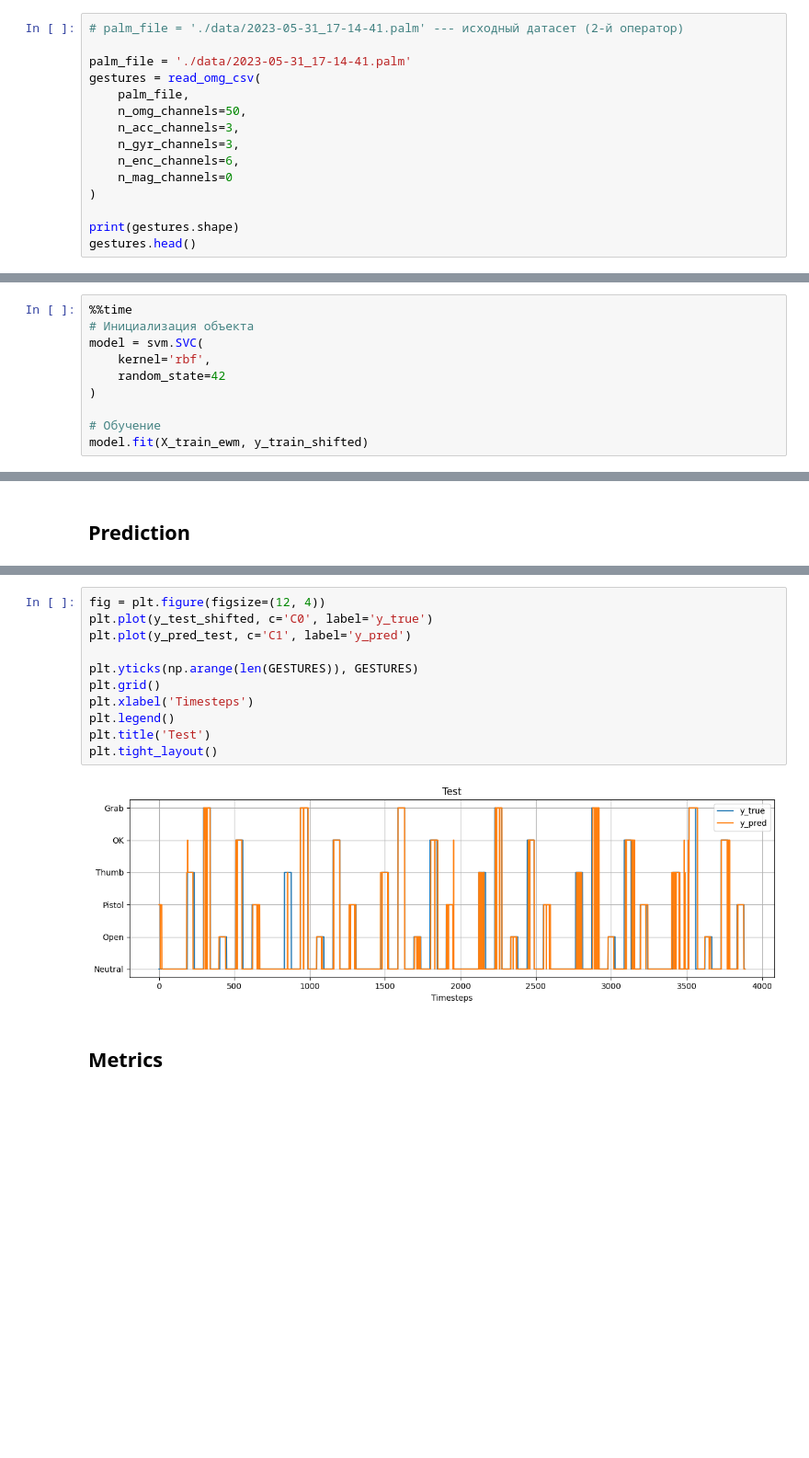
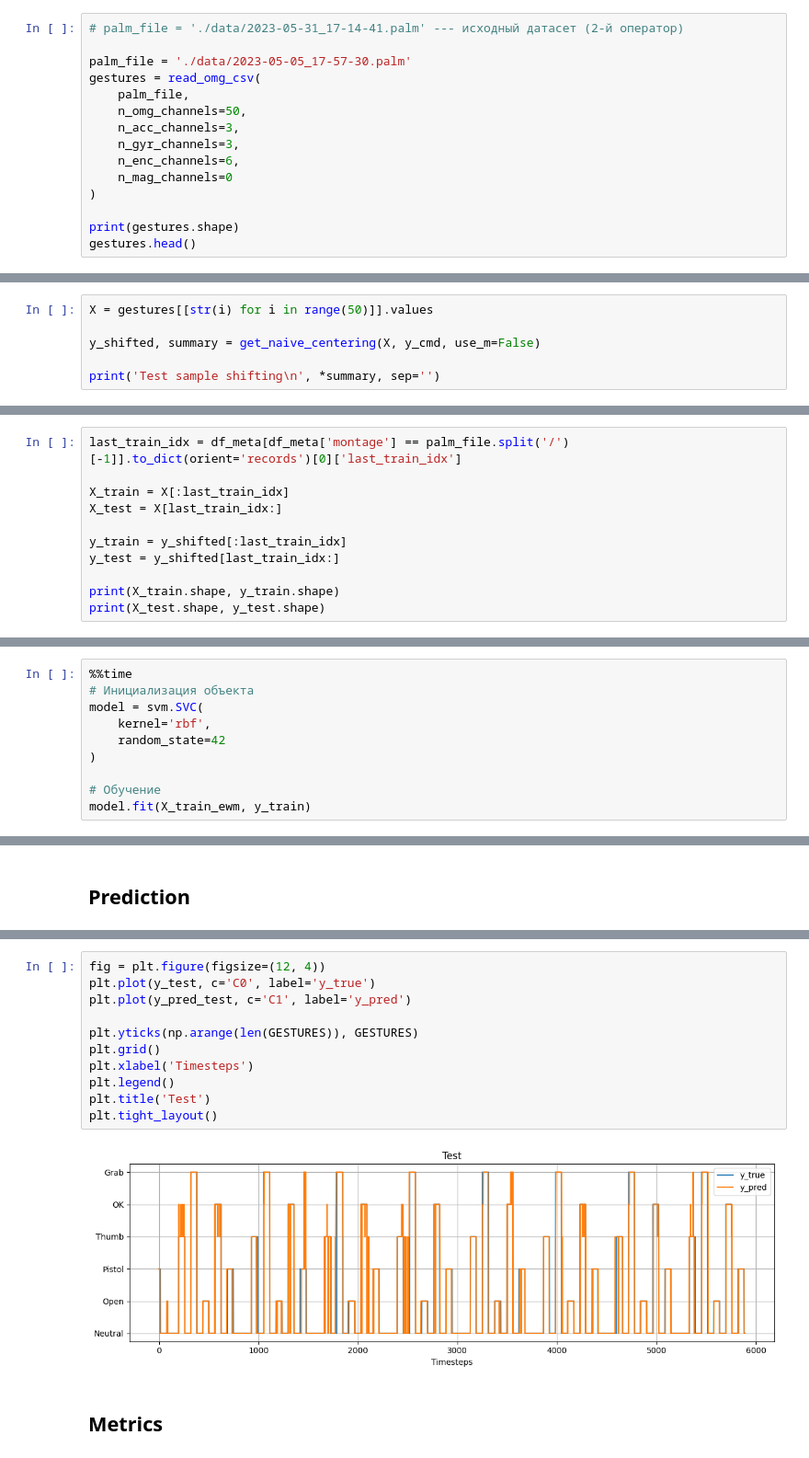
Before and after one commit to banzarkhan/motorika-internship-team, a Jupyter notebook: baseline_khavi.ipynb, the cells around one changed output, grey strips where cells are left out. Shown at 92% size. Cells and saved outputs as stored; diff of their text form; blank space fills up the shorter version.

Commit message:
sampling after centering

```diff
--- a/baseline_khavi.ipynb
+++ b/baseline_khavi.ipynb
@@ -79,7 +100,7 @@ model — model of data
 # %%
 # palm_file = './data/2023-05-31_17-14-41.palm' --- исходный датасет (2-й оператор)
 
-palm_file = './data/2023-05-31_17-14-41.palm'
+palm_file = './data/2023-05-05_17-57-30.palm'
 gestures = read_omg_csv(
     palm_file,
     n_omg_channels=50,
@@ -484,0 +442,6 @@ get_graphs(X_train, y_train_shifted, start=2000, end=3000)
+# %%
+X = gestures[[str(i) for i in range(50)]].values
+
+y_shifted, summary = get_naive_centering(X, y_cmd, use_m=False)
+
+print('Test sample shifting\n', *summary, sep='')
@@ -484,0 +459,11 @@ get_graphs(X_train, y_train_shifted, start=2000, end=3000)
+# %%
+last_train_idx = df_meta[df_meta['montage'] == palm_file.split('/')[-1]].to_dict(orient='records')[0]['last_train_idx']
+
+X_train = X[:last_train_idx]
+X_test = X[last_train_idx:]
+
+y_train = y_shifted[:last_train_idx]
+y_test = y_shifted[last_train_idx:]
+
+print(X_train.shape, y_train.shape)
+print(X_test.shape, y_test.shape)
@@ -655,5 +643,5 @@ model = svm.SVC(
 )
 
 # Обучение
-model.fit(X_train_ewm, y_train_shifted)
+model.fit(X_train_ewm, y_train)
 # %% [output]
@@ -685,16 +673,16 @@ plt.tight_layout()
 # %%
 fig = plt.figure(figsize=(12, 4))
-plt.plot(y_test_shifted, c='C0', label='y_true')
+plt.plot(y_test, c='C0', label='y_true')
 plt.plot(y_pred_test, c='C1', label='y_pred')
 
 plt.yticks(np.arange(len(GESTURES)), GESTURES)
 plt.grid()
 plt.xlabel('Timesteps')
 plt.legend()
 plt.title('Test')
 plt.tight_layout()
 # %% [output]
-[figure, old version]
+[figure, new version]
 # %% [markdown]
 ## Metrics
 # %%
```
Also changed, not shown: parts of 41 cells of this notebook.
